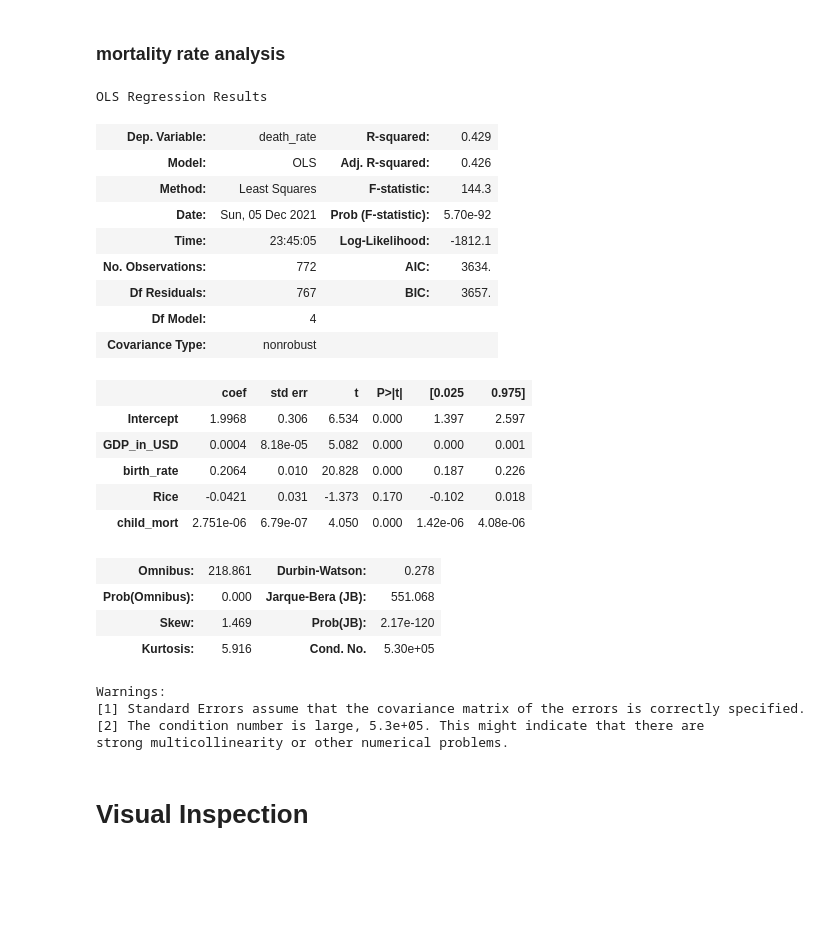
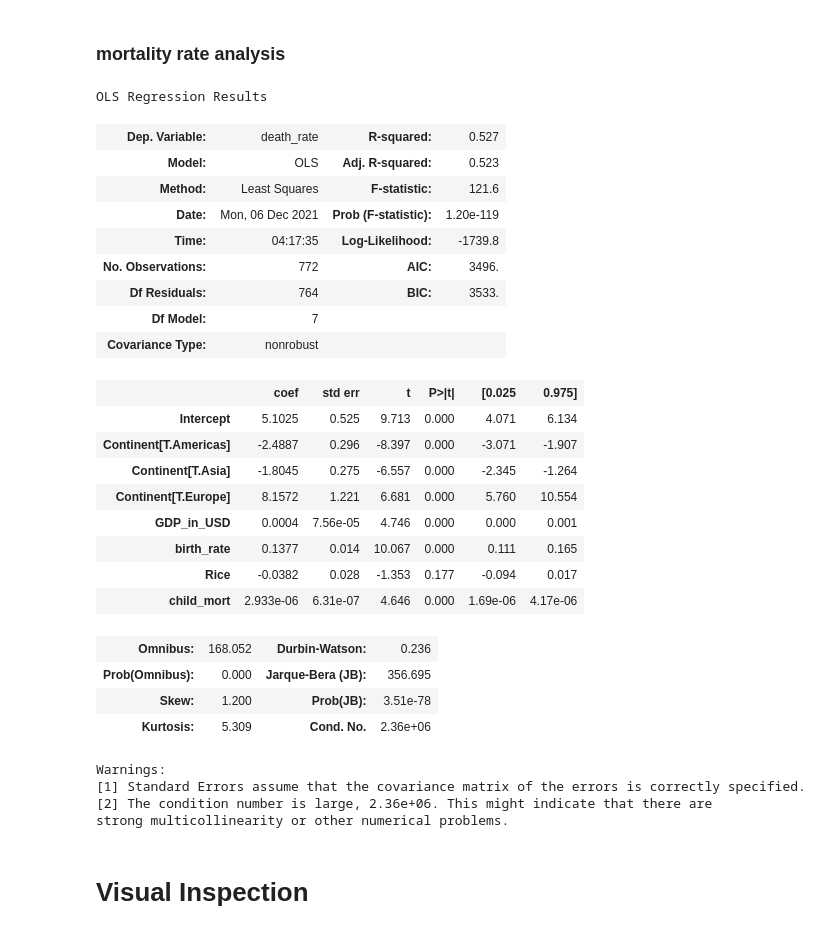
Before and after one commit to MaxSMCON/Group_2, a Jupyter notebook: Group_2_Stats.ipynb, the cells around one changed output. Saved outputs shown, nothing was run; the diff lists cells and outputs as text; code cells hidden in the pictures; blank space fills up the shorter version.

```diff
--- a/Group_2_Stats.ipynb
+++ b/Group_2_Stats.ipynb
@@ -939,5 +913,9 @@ df_test= pd.merge(
     # validate = 'many_to_one'
 )
 df_all = df_test.drop(['Units', 'Year'] , axis = 1)
+df_all = df_all.rename(columns = { 'Number of under-five deaths': 'child_mort',
+                                      'Death rate, crude (per 1,000 people)': 'death_rate',
+                                      'Birth rate, crude (per 1,000 people)': 'birth_rate',
+                                       'Population (historical estimates)': 'population'})
 df_all.head()
 # %% [output]
@@ -1003,0 +976,13 @@ df_currency.nunique()
+# %%
+# Join food and countries by region
+df_all = pd.merge(
+    df_all,
+    df_region,
+    # left_on=('Country'),
+    # right_on=('Country'),
+
+    how='left',
+    on = 'Country',
+    validate = 'many_to_one'
+)
+df_all.head()
@@ -1050,7 +1037,2 @@ Index(['index', 'Country', 'mp_year', 'Rice', 'Code',
        'GDP_in_USD', 'Continent', 'Region'],
       dtype='object')
-# %%
-df_every = df_every.rename(columns = { 'Number of under-five deaths': 'child_mort',
-                                      'Death rate, crude (per 1,000 people)': 'death_rate',
-                                      'Birth rate, crude (per 1,000 people)': 'birth_rate',
-                                       'Population (historical estimates)': 'population'})
@@ -1128,33 +1112,36 @@ strong multicollinearity or other numerical problems.
 # %% [markdown]
 ### mortality rate analysis
 # %%
-m = sm.ols('death_rate ~ GDP_in_USD + birth_rate + Rice +child_mort', data = df_every) # Model with just Rice and GDP
+m = sm.ols('death_rate ~ GDP_in_USD + birth_rate + Rice +child_mort + Continent', data = df_every) # Model with just Rice and GDP
 m = m.fit()
 m.summary()
 # %% [output]
 OLS Regression Results
-| Dep. Variable: | death_rate | R-squared: | 0.429 |
-| Model: | OLS | Adj. R-squared: | 0.426 |
-| Method: | Least Squares | F-statistic: | 144.3 |
-| Date: | Sun, 05 Dec 2021 | Prob (F-statistic): | 5.70e-92 |
-| Time: | 23:45:05 | Log-Likelihood: | -1812.1 |
-| No. Observations: | 772 | AIC: | 3634. |
-| Df Residuals: | 767 | BIC: | 3657. |
-| Df Model: | 4 |  |  |
+| Dep. Variable: | death_rate | R-squared: | 0.527 |
+| Model: | OLS | Adj. R-squared: | 0.523 |
+| Method: | Least Squares | F-statistic: | 121.6 |
+| Date: | Mon, 06 Dec 2021 | Prob (F-statistic): | 1.20e-119 |
+| Time: | 04:17:35 | Log-Likelihood: | -1739.8 |
+| No. Observations: | 772 | AIC: | 3496. |
+| Df Residuals: | 764 | BIC: | 3533. |
+| Df Model: | 7 |  |  |
 | Covariance Type: | nonrobust |  |  |
 |  | coef | std err | t | P>|t| | [0.025 | 0.975] |
-| Intercept | 1.9968 | 0.306 | 6.534 | 0.000 | 1.397 | 2.597 |
-| GDP_in_USD | 0.0004 | 8.18e-05 | 5.082 | 0.000 | 0.000 | 0.001 |
-| birth_rate | 0.2064 | 0.010 | 20.828 | 0.000 | 0.187 | 0.226 |
-| Rice | -0.0421 | 0.031 | -1.373 | 0.170 | -0.102 | 0.018 |
-| child_mort | 2.751e-06 | 6.79e-07 | 4.050 | 0.000 | 1.42e-06 | 4.08e-06 |
+| Intercept | 5.1025 | 0.525 | 9.713 | 0.000 | 4.071 | 6.134 |
+| Continent[T.Americas] | -2.4887 | 0.296 | -8.397 | 0.000 | -3.071 | -1.907 |
+| Continent[T.Asia] | -1.8045 | 0.275 | -6.557 | 0.000 | -2.345 | -1.264 |
+| Continent[T.Europe] | 8.1572 | 1.221 | 6.681 | 0.000 | 5.760 | 10.554 |
+| GDP_in_USD | 0.0004 | 7.56e-05 | 4.746 | 0.000 | 0.000 | 0.001 |
+| birth_rate | 0.1377 | 0.014 | 10.067 | 0.000 | 0.111 | 0.165 |
+| Rice | -0.0382 | 0.028 | -1.353 | 0.177 | -0.094 | 0.017 |
+| child_mort | 2.933e-06 | 6.31e-07 | 4.646 | 0.000 | 1.69e-06 | 4.17e-06 |
-| Omnibus: | 218.861 | Durbin-Watson: | 0.278 |
-| Prob(Omnibus): | 0.000 | Jarque-Bera (JB): | 551.068 |
-| Skew: | 1.469 | Prob(JB): | 2.17e-120 |
-| Kurtosis: | 5.916 | Cond. No. | 5.30e+05 |
+| Omnibus: | 168.052 | Durbin-Watson: | 0.236 |
+| Prob(Omnibus): | 0.000 | Jarque-Bera (JB): | 356.695 |
+| Skew: | 1.200 | Prob(JB): | 3.51e-78 |
+| Kurtosis: | 5.309 | Cond. No. | 2.36e+06 |
 Warnings:
 [1] Standard Errors assume that the covariance matrix of the errors is correctly specified.
-[2] The condition number is large, 5.3e+05. This might indicate that there are
+[2] The condition number is large, 2.36e+06. This might indicate that there are
 strong multicollinearity or other numerical problems.
 # %% [markdown]
 # Visual Inspection
```
Also changed, not shown: parts of 39 cells of this notebook.
